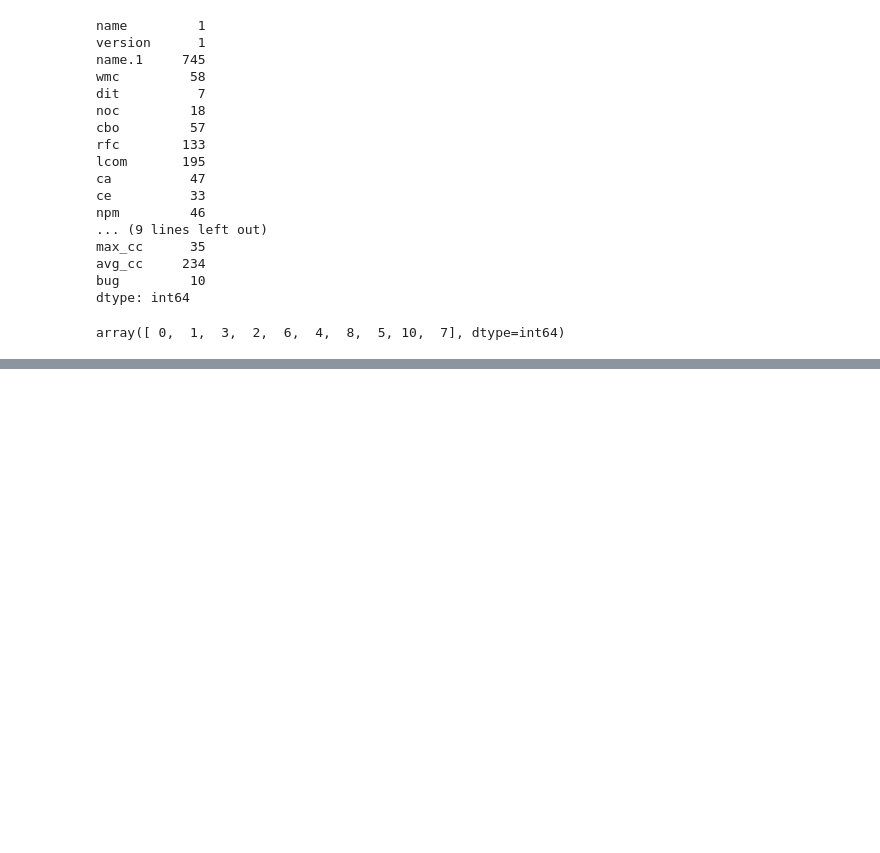
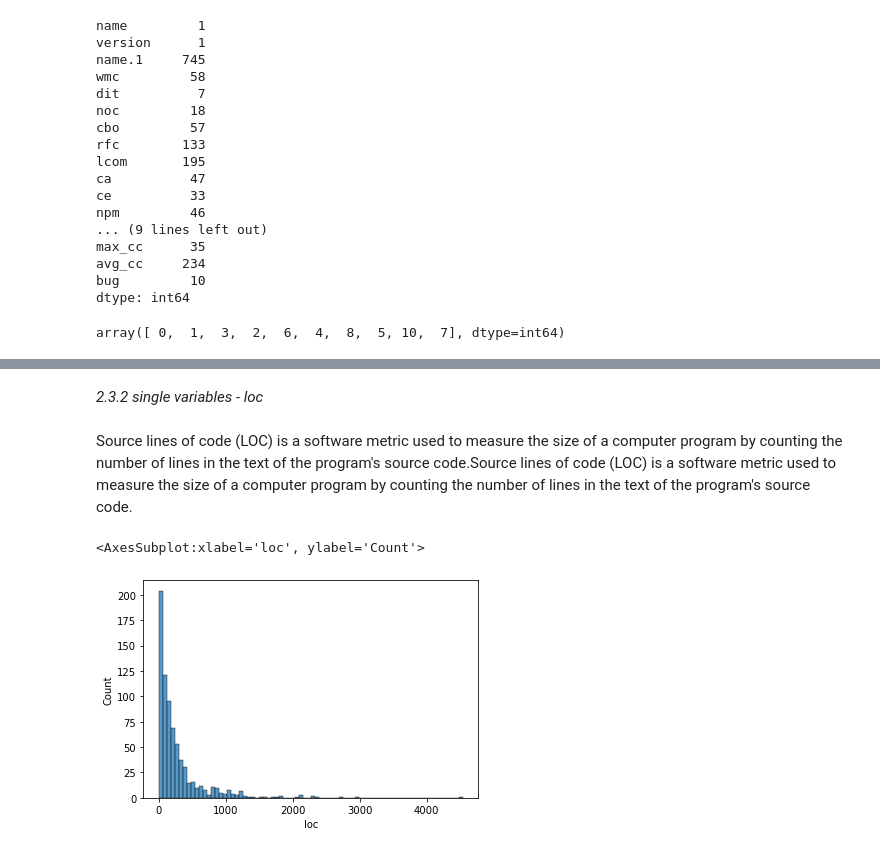
Before and after one commit to francobelloni85/UniSoftwareQualityExam, a Jupyter notebook: SoftwareQualityExam.ipynb, the cells around one changed output, grey strips where cells are left out. Saved outputs shown, nothing was run; the diff lists cells and outputs as text; code cells hidden in the pictures; blank space fills up the shorter version.

```diff
--- a/SoftwareQualityExam.ipynb
+++ b/SoftwareQualityExam.ipynb
@@ -81,0 +183,9 @@ array([ 0,  1,  3,  2,  6,  4,  8,  5, 10,  7], dtype=int64)
+# %% [markdown]
+_2.3.2 single variables - loc_
+# %% [markdown]
+Source lines of code (LOC) is a software metric used to measure the size of a computer program by counting the number of lines in the text of the program's source code.Source lines of code (LOC) is a software metric used to measure the size of a computer program by counting the number of lines in the text of the program's source code.
+# %%
+sn.histplot(data['loc'])
+# %% [output]
+<AxesSubplot:xlabel='loc', ylabel='Count'>
+[figure, added]
```
Also changed, not shown: parts of 39 cells of this notebook, 2 other files.
